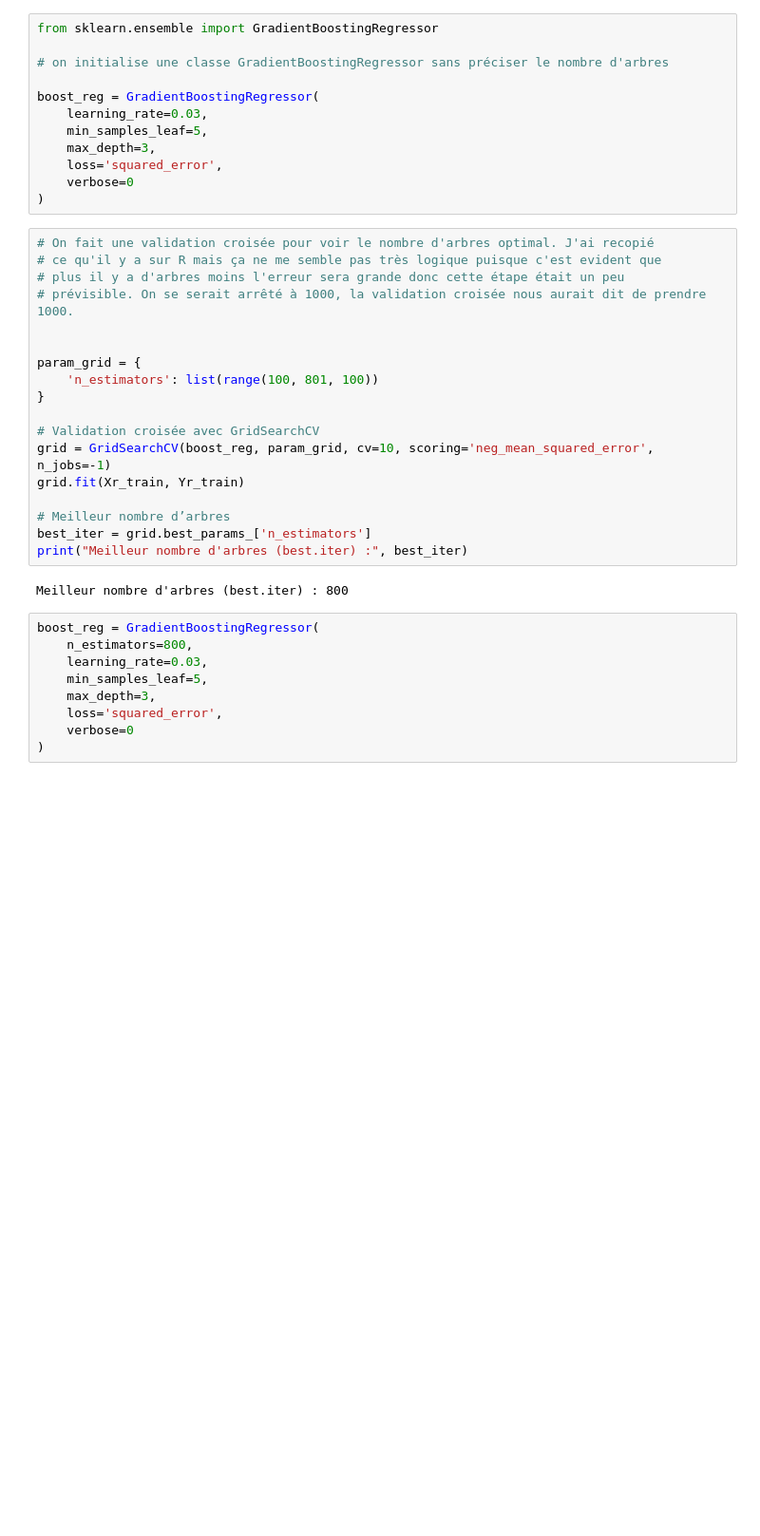
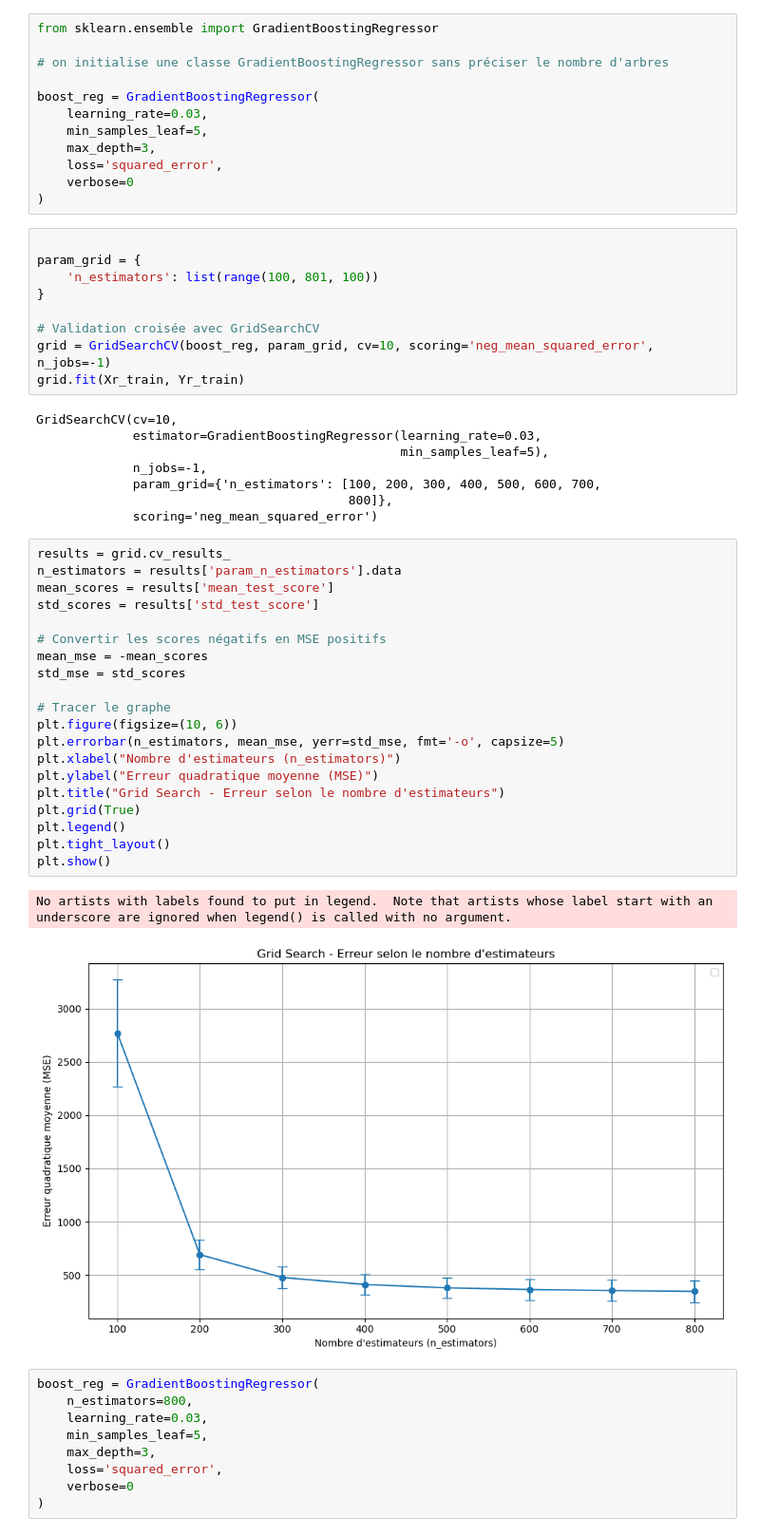
Before and after one commit to QUENTINTOUIL/Projet_ML, a Jupyter notebook: Python.ipynb, the cells around one changed output. Shown at 95% size. Drawn from its saved outputs; the diff is of its cells as text; blank space fills up the shorter version.

```diff
--- a/Python.ipynb
+++ b/Python.ipynb
@@ -497,11 +467,6 @@ boost_reg = GradientBoostingRegressor(
     verbose=0
 )
 # %%
-# On fait une validation croisée pour voir le nombre d'arbres optimal. J'ai recopié
-# ce qu'il y a sur R mais ça ne me semble pas très logique puisque c'est evident que
-# plus il y a d'arbres moins l'erreur sera grande donc cette étape était un peu
-# prévisible. On se serait arrêté à 1000, la validation croisée nous aurait dit de prendre 1000.
-
 
 param_grid = {
     'n_estimators': list(range(100, 801, 100))
@@ -510,12 +475,37 @@ param_grid = {
 # Validation croisée avec GridSearchCV
 grid = GridSearchCV(boost_reg, param_grid, cv=10, scoring='neg_mean_squared_error', n_jobs=-1)
 grid.fit(Xr_train, Yr_train)
-
-# Meilleur nombre d’arbres
-best_iter = grid.best_params_['n_estimators']
-print("Meilleur nombre d'arbres (best.iter) :", best_iter)
 # %% [output]
-Meilleur nombre d'arbres (best.iter) : 800
+GridSearchCV(cv=10,
+             estimator=GradientBoostingRegressor(learning_rate=0.03,
+                                                 min_samples_leaf=5),
+             n_jobs=-1,
+             param_grid={'n_estimators': [100, 200, 300, 400, 500, 600, 700,
+                                          800]},
+             scoring='neg_mean_squared_error')
+# %%
+results = grid.cv_results_
+n_estimators = results['param_n_estimators'].data
+mean_scores = results['mean_test_score']
+std_scores = results['std_test_score']
+
+# Convertir les scores négatifs en MSE positifs
+mean_mse = -mean_scores
+std_mse = std_scores
+
+# Tracer le graphe
+plt.figure(figsize=(10, 6))
+plt.errorbar(n_estimators, mean_mse, yerr=std_mse, fmt='-o', capsize=5)
+plt.xlabel("Nombre d'estimateurs (n_estimators)")
+plt.ylabel("Erreur quadratique moyenne (MSE)")
+plt.title("Grid Search - Erreur selon le nombre d'estimateurs")
+plt.grid(True)
+plt.legend()
+plt.tight_layout()
+plt.show()
+# %% [output]
+No artists with labels found to put in legend.  Note that artists whose label start with an underscore are ignored when legend() is called with no argument.
+[figure, added]
 # %%
 boost_reg = GradientBoostingRegressor(
     n_estimators=800,
```
Also changed, not shown: parts of 84 cells of this notebook.
